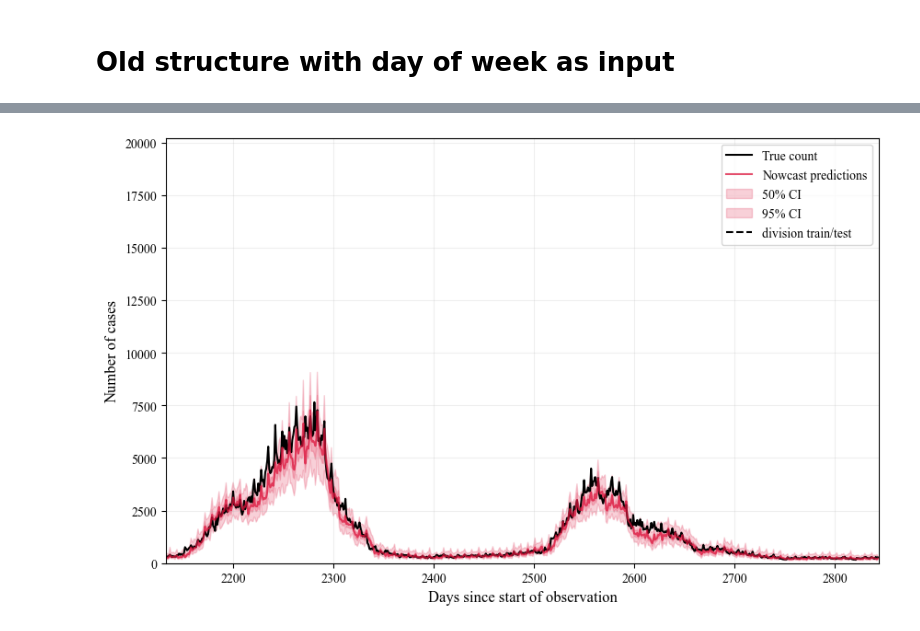
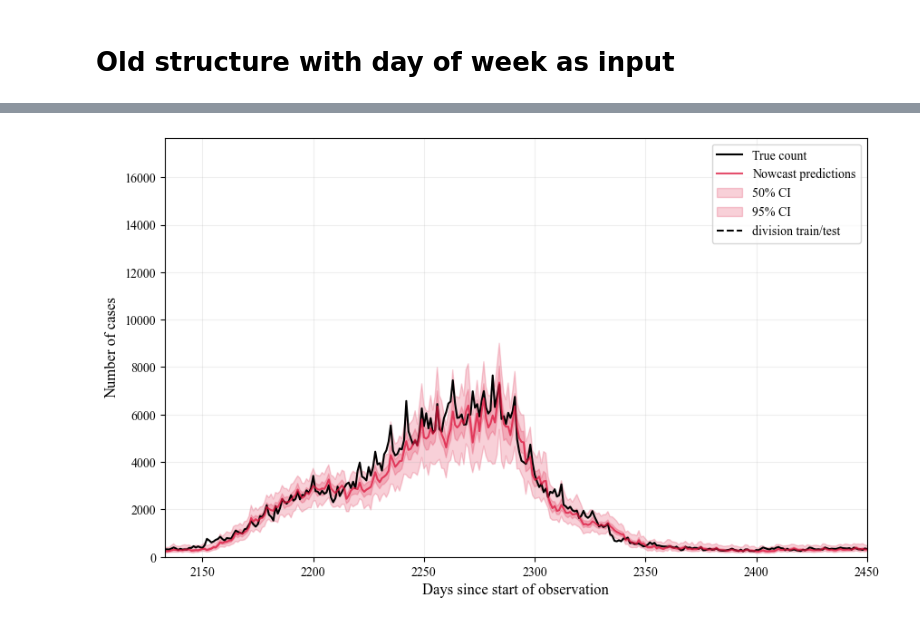
Before and after one commit to silaskoemen/NowcastPNN, a Jupyter notebook: src/experiments_alt_structure.ipynb, the cells around one changed output, grey strips where cells are left out. Drawn from its saved outputs; the diff is of its cells as text; code cells hidden in the pictures.

```diff
--- a/src/experiments_alt_structure.ipynb
+++ b/src/experiments_alt_structure.ipynb
@@ -328,11 +340,14 @@ class NowcastPNNDOW(nn.Module):
 from train_utils import train, EarlyStopper
 set_seeds(SEED) # reproducible training runs
 
-regen_data() # reset samplers so each training run is reproducible
-early_stopper = EarlyStopper(patience=30, past_units=PAST_UNITS, max_delay=MAX_DELAY, weeks=WEEKS, state="SP", future_obs=0, triangle=TRIANGLE)
-nowcast_pnn = NowcastPNNDOW(past_units=PAST_UNITS, max_delay=MAX_DELAY)
-#nowcast_pnn = PNNSumDaily(past_units=PAST_UNITS, max_delay=MAX_DELAY)
-train(nowcast_pnn, num_epochs=200, train_loader=train_loader, val_loader=val_loader, early_stopper=early_stopper, loss_fct="nll", device = DEVICE, dow = DOW)
+## Reset the training loader twice to ensure each training run is identical
+train_loader_dow = regen_loader(SEED, dataset_dow, BATCH_SIZE, train_idcs) # reset samplers so each training run is reproducible
+regen_data()
+
+early_stopper_dow = EarlyStopper(patience=30, past_units=PAST_UNITS, max_delay=MAX_DELAY, weeks=WEEKS, future_obs=0, random_split=RANDOM_SPLIT, dow = DOW)
+nowcast_pnn_dow = NowcastPNNDOW(past_units=PAST_UNITS, max_delay=MAX_DELAY)
+train(nowcast_pnn_dow, num_epochs=200, train_loader=train_loader_dow, val_loader=val_loader_dow, early_stopper=early_stopper_dow, loss_fct="nll", device = DEVICE, dow = DOW)
+
 ## Load best set of weights on test/validation set
-nowcast_pnn.load_state_dict(torch.load(f"./weights/weights-{PAST_UNITS}-{MAX_DELAY}-{'week' if WEEKS else 'day'}-{('tri' if TRIANGLE else 'sum')}-fut0-{STATE}"))
+nowcast_pnn_dow.load_state_dict(torch.load(f"./weights/weights-{PAST_UNITS}-{MAX_DELAY}-{'week' if WEEKS else 'day'}-fut0{'-rec' if not RANDOM_SPLIT else ''}{'-dow' if DOW else ''}"))
 # %% [output]
@@ -370,8 +417,8 @@ IS: under = 32.592456293100305 | spread = 367.08698513160533 | over = 423.720671
 # %%
 %reload_ext autoreload
 %autoreload 3
 from plotting import plot_entire_confints
-set_seeds(SEED) # biggest outbreak 600, 900
-plot_entire_confints(dataset, nowcast_pnn, weeks = WEEKS, random_split = RANDOM_SPLIT, xlims = [2133, 2844], test_idcs=test_idcs, dow = DOW)
+set_seeds(SEED) # biggest outbreak 700, 900
+plot_entire_confints(dataset, nowcast_pnn, weeks = WEEKS, random_split = RANDOM_SPLIT, xlims = [2133, 2450], test_idcs=test_idcs, dow = DOW)
 # %% [output]
-[figure, old version]
+[figure, new version]
```
Also changed, not shown: parts of 6 cells of this notebook, 2 other files.
